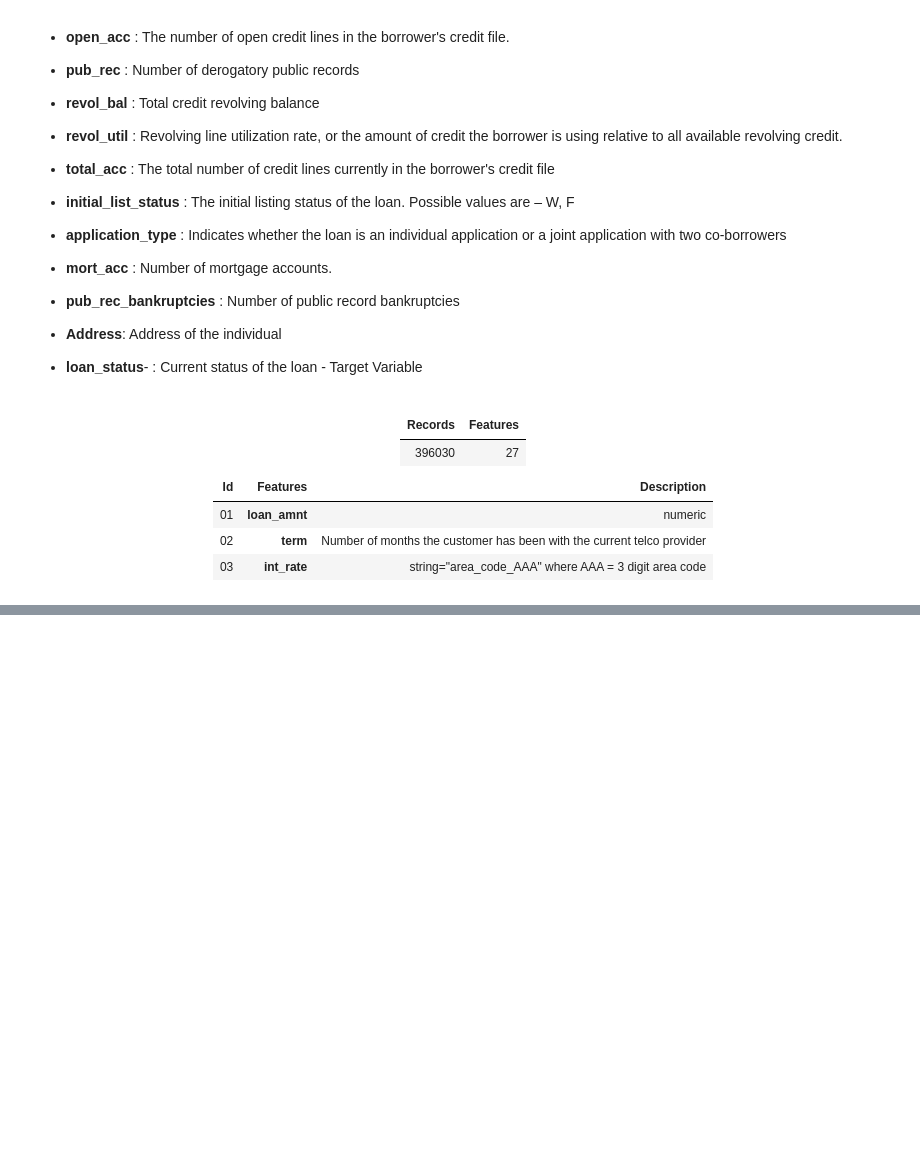
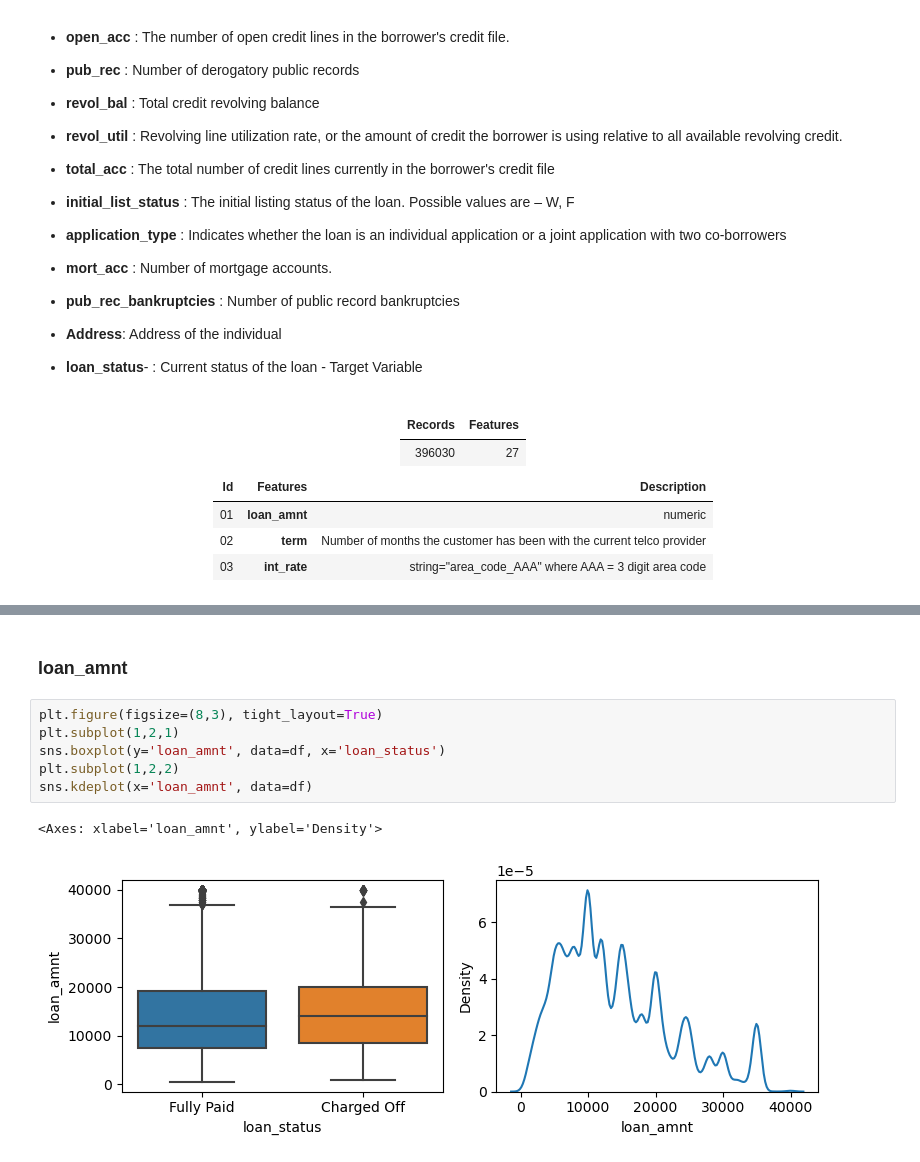
Before and after one commit to UpendraSinghRathore85/ML-Projects-Python, a Jupyter notebook: LogisticRegression/Business Case LoanTap Logistic Regression.ipynb, the cells around one changed output, grey strips where cells are left out. Saved outputs shown, nothing was run; the diff lists cells and outputs as text; blank space fills up the shorter version.

```diff
--- a/LogisticRegression/Business Case LoanTap Logistic Regression.ipynb
+++ b/LogisticRegression/Business Case LoanTap Logistic Regression.ipynb
@@ -95,0 +149,11 @@ memory usage: 81.6+ MB
+# %% [markdown]
+### loan_amnt
+# %%
+plt.figure(figsize=(8,3), tight_layout=True)
+plt.subplot(1,2,1)
+sns.boxplot(y='loan_amnt', data=df, x='loan_status')
+plt.subplot(1,2,2)
+sns.kdeplot(x='loan_amnt', data=df)
+# %% [output]
+<Axes: xlabel='loan_amnt', ylabel='Density'>
+[figure, added]
```
Also changed, not shown: parts of 9 cells of this notebook.
